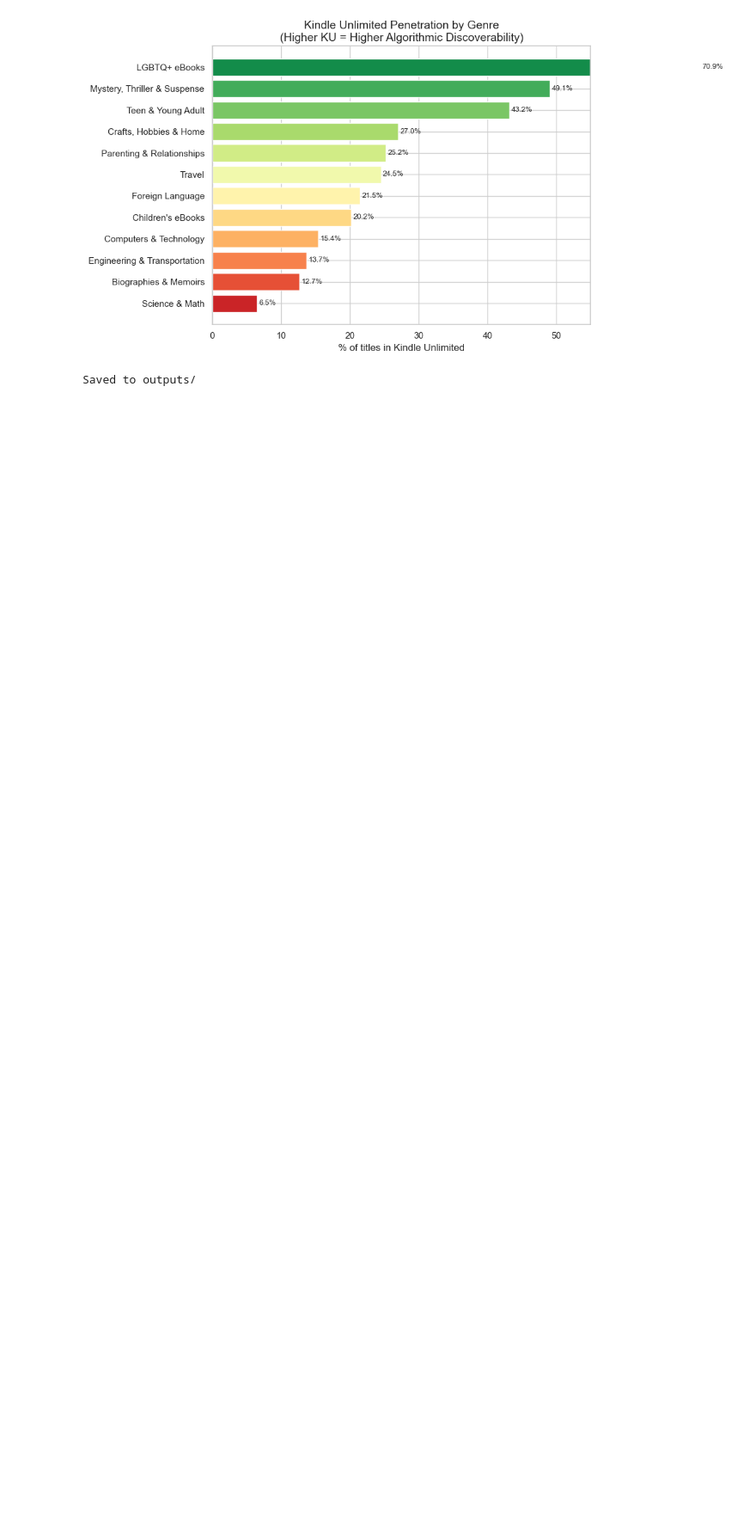
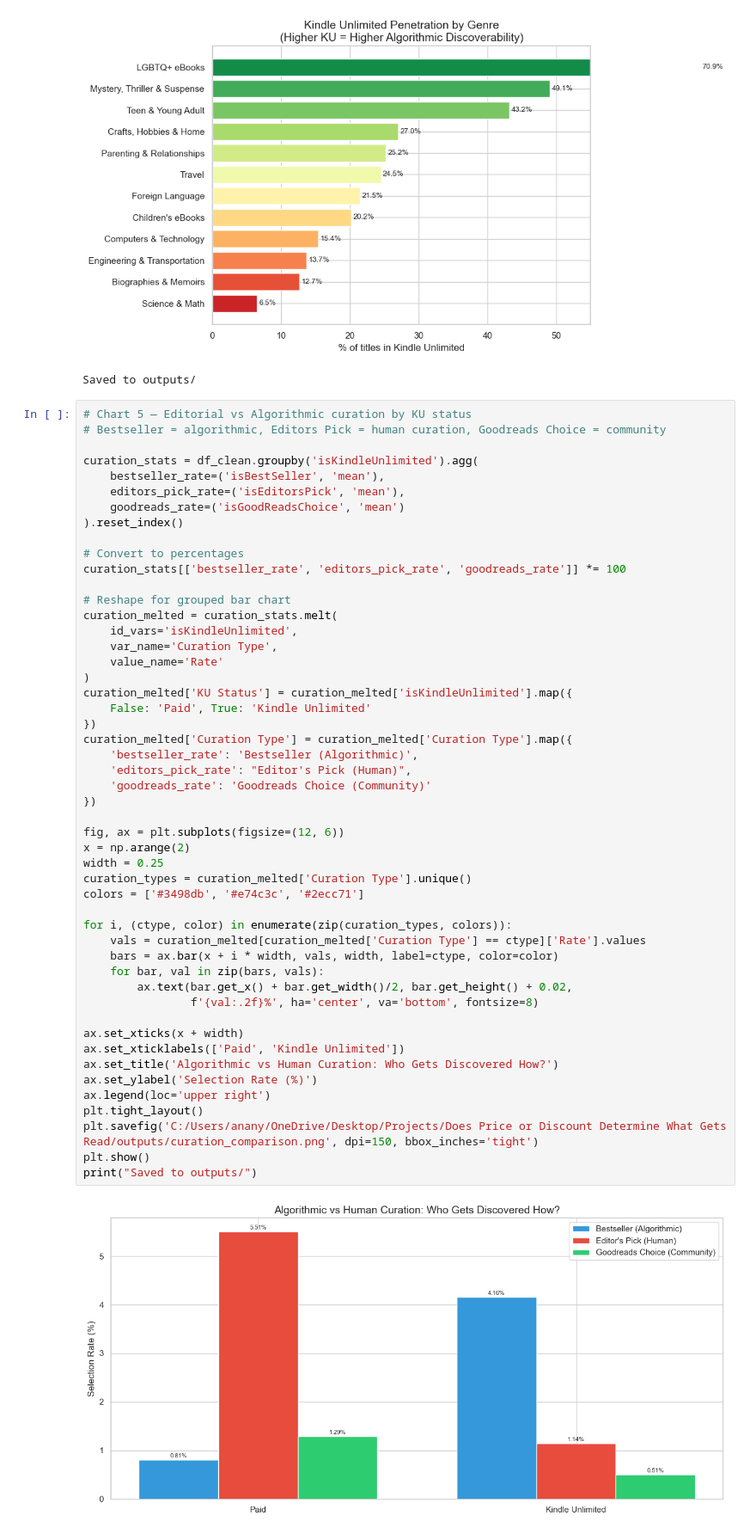
Before and after one commit to ananyaontheshor/kindle-discoverability-analysis, a Jupyter notebook: notebooks/01_eda.ipynb, the cells around one changed output. Shown at 86% size. Drawn from its saved outputs; the diff is of its cells as text; blank space fills up the shorter version.

Commit message:
Add curation comparison, genre analysis, anomaly investigation, Tableau export

```diff
--- a/notebooks/01_eda.ipynb
+++ b/notebooks/01_eda.ipynb
@@ -255,3 +255,55 @@ print("Saved to outputs/")
 # %% [output]
 [figure]
 Saved to outputs/
+# %%
+# Chart 5 — Editorial vs Algorithmic curation by KU status
+# Bestseller = algorithmic, Editors Pick = human curation, Goodreads Choice = community
+
+curation_stats = df_clean.groupby('isKindleUnlimited').agg(
+    bestseller_rate=('isBestSeller', 'mean'),
+    editors_pick_rate=('isEditorsPick', 'mean'),
+    goodreads_rate=('isGoodReadsChoice', 'mean')
+).reset_index()
+
+# Convert to percentages
+curation_stats[['bestseller_rate', 'editors_pick_rate', 'goodreads_rate']] *= 100
+
+# Reshape for grouped bar chart
+curation_melted = curation_stats.melt(
+    id_vars='isKindleUnlimited',
+    var_name='Curation Type',
+    value_name='Rate'
+)
+curation_melted['KU Status'] = curation_melted['isKindleUnlimited'].map({
+    False: 'Paid', True: 'Kindle Unlimited'
+})
+curation_melted['Curation Type'] = curation_melted['Curation Type'].map({
+    'bestseller_rate': 'Bestseller (Algorithmic)',
+    'editors_pick_rate': "Editor's Pick (Human)",
+    'goodreads_rate': 'Goodreads Choice (Community)'
+})
+
+fig, ax = plt.subplots(figsize=(12, 6))
+x = np.arange(2)
+width = 0.25
+curation_types = curation_melted['Curation Type'].unique()
+colors = ['#3498db', '#e74c3c', '#2ecc71']
+
+for i, (ctype, color) in enumerate(zip(curation_types, colors)):
+    vals = curation_melted[curation_melted['Curation Type'] == ctype]['Rate'].values
+    bars = ax.bar(x + i * width, vals, width, label=ctype, color=color)
+    for bar, val in zip(bars, vals):
+        ax.text(bar.get_x() + bar.get_width()/2, bar.get_height() + 0.02,
+                f'{val:.2f}%', ha='center', va='bottom', fontsize=8)
+
+ax.set_xticks(x + width)
+ax.set_xticklabels(['Paid', 'Kindle Unlimited'])
+ax.set_title('Algorithmic vs Human Curation: Who Gets Discovered How?')
+ax.set_ylabel('Selection Rate (%)')
+ax.legend(loc='upper right')
+plt.tight_layout()
+plt.savefig('C:/Users/anany/OneDrive/Desktop/Projects/Does Price or Discount Determine What Gets Read/outputs/curation_comparison.png', dpi=150, bbox_inches='tight')
+plt.show()
+print("Saved to outputs/")
+# %% [output]
+[figure, added]
```
Also changed, not shown: parts of 7 cells of this notebook, 3 other files.
